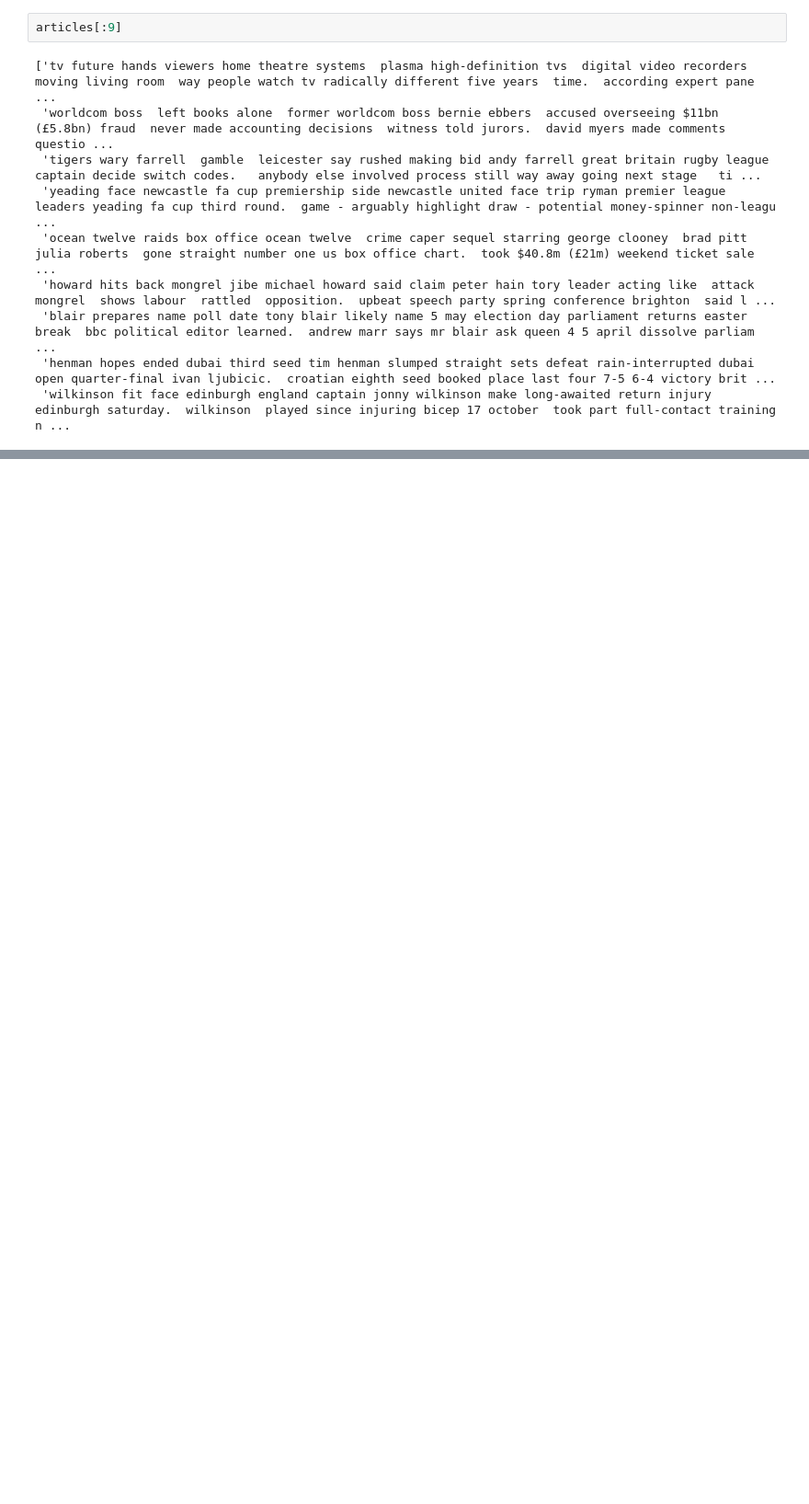
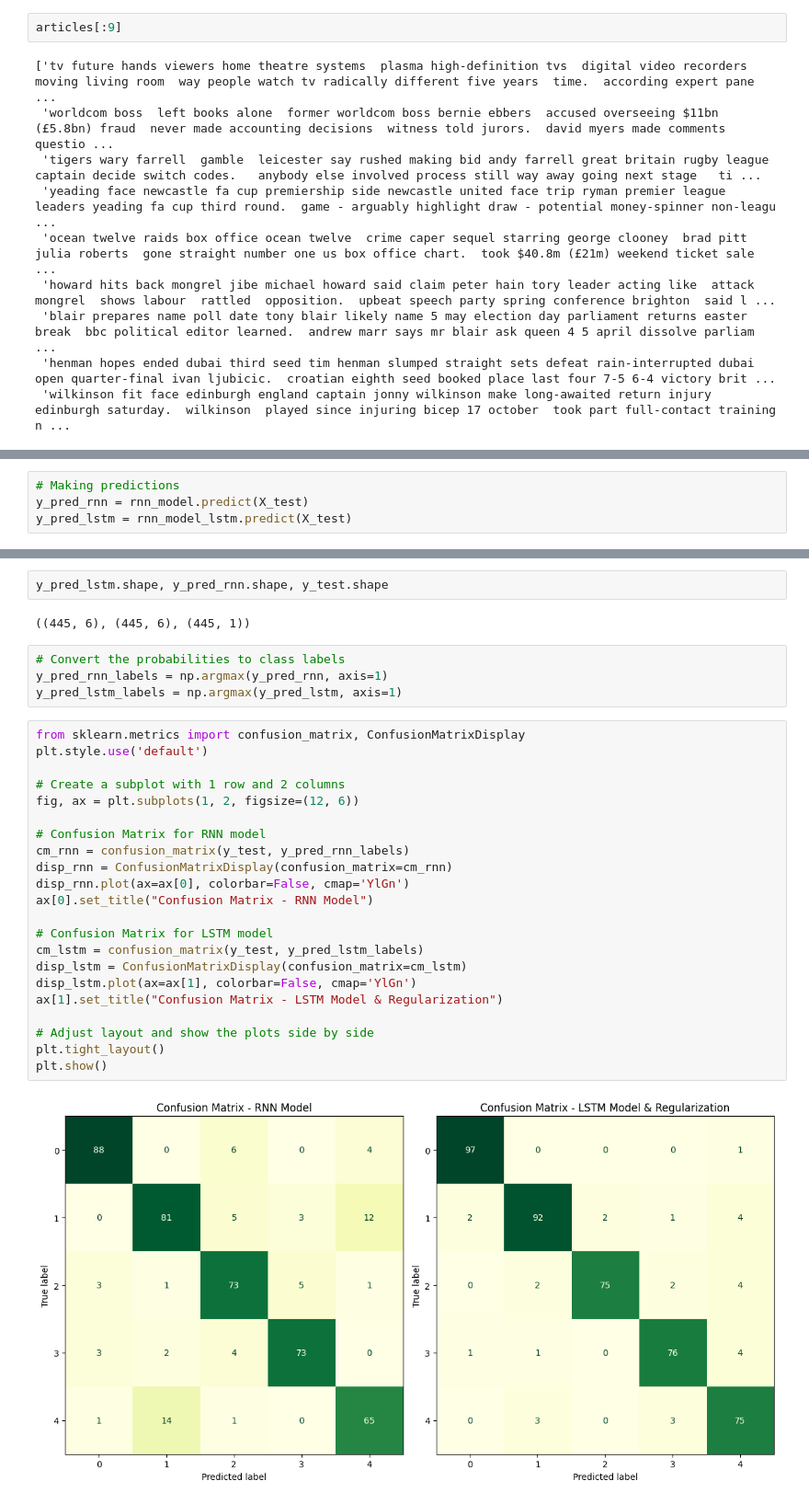
Before and after one commit to BasselD/ai-ml-training, a Jupyter notebook: 05_deep_learning/sequential_deep_learning/rnn_text_classification.ipynb, the cells around one changed output, grey strips where cells are left out. Shown at 92% size. Saved outputs shown, nothing was run; the diff lists cells and outputs as text; blank space fills up the shorter version.

```diff
--- a/05_deep_learning/sequential_deep_learning/rnn_text_classification.ipynb
+++ b/05_deep_learning/sequential_deep_learning/rnn_text_classification.ipynb
@@ -784,0 +491,4 @@ check https://www.kaggle.com/code/yufengdev/bbc-text-categorization for addition
+# %%
+# Making predictions
+y_pred_rnn = rnn_model.predict(X_test)
+y_pred_lstm = rnn_model_lstm.predict(X_test)
@@ -784,0 +498,32 @@ check https://www.kaggle.com/code/yufengdev/bbc-text-categorization for addition
+# %%
+y_pred_lstm.shape, y_pred_rnn.shape, y_test.shape
+# %% [output]
+((445, 6), (445, 6), (445, 1))
+# %%
+# Convert the probabilities to class labels
+y_pred_rnn_labels = np.argmax(y_pred_rnn, axis=1)
+y_pred_lstm_labels = np.argmax(y_pred_lstm, axis=1)
+# %%
+from sklearn.metrics import confusion_matrix, ConfusionMatrixDisplay
+plt.style.use('default')
+
+# Create a subplot with 1 row and 2 columns
+fig, ax = plt.subplots(1, 2, figsize=(12, 6))
+
+# Confusion Matrix for RNN model
+cm_rnn = confusion_matrix(y_test, y_pred_rnn_labels)
+disp_rnn = ConfusionMatrixDisplay(confusion_matrix=cm_rnn)
+disp_rnn.plot(ax=ax[0], colorbar=False, cmap='YlGn')
+ax[0].set_title("Confusion Matrix - RNN Model")
+
+# Confusion Matrix for LSTM model
+cm_lstm = confusion_matrix(y_test, y_pred_lstm_labels)
+disp_lstm = ConfusionMatrixDisplay(confusion_matrix=cm_lstm)
+disp_lstm.plot(ax=ax[1], colorbar=False, cmap='YlGn')
+ax[1].set_title("Confusion Matrix - LSTM Model & Regularization")
+
+# Adjust layout and show the plots side by side
+plt.tight_layout()
+plt.show()
+# %% [output]
+[figure, added]
```
Also changed, not shown: parts of 125 cells of this notebook.
